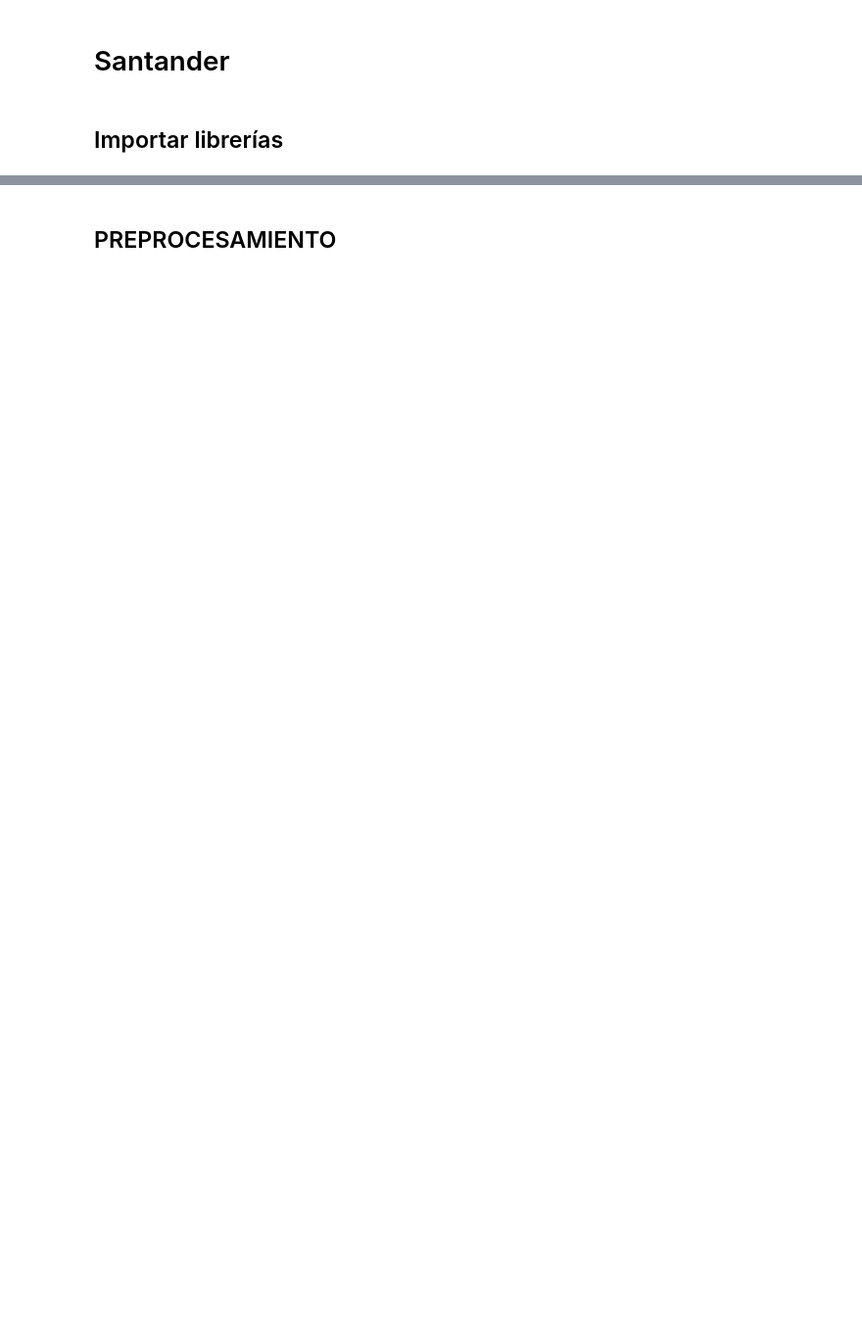
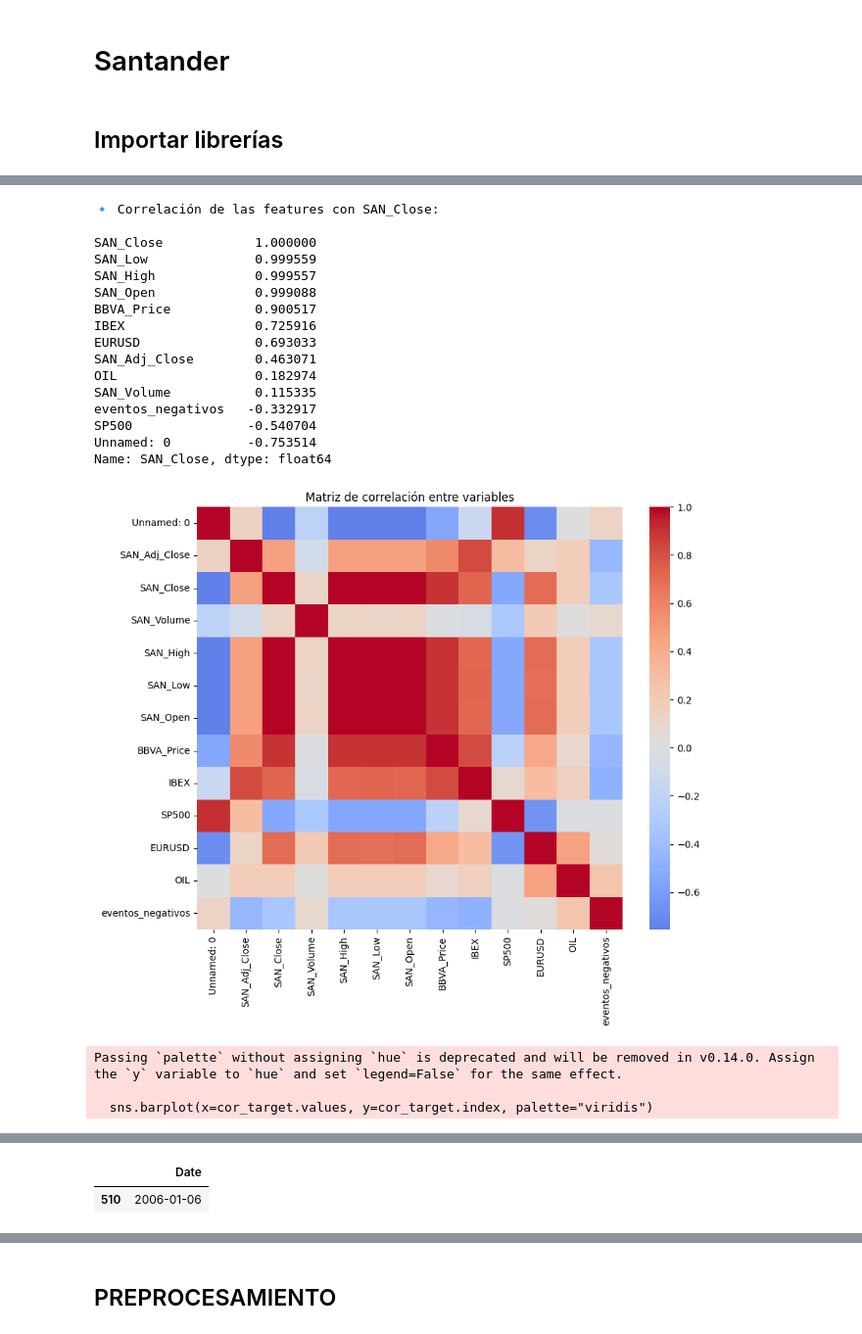
Before and after one commit to Jacobo24/Aprendizaje_Automatico, a Jupyter notebook: notebooks/Santander.ipynb, the cells around one changed output, grey strips where cells are left out. Shown at 98% size. Drawn from its saved outputs; the diff is of its cells as text; code cells hidden in the pictures; blank space fills up the shorter version.

```diff
--- a/notebooks/Santander.ipynb
+++ b/notebooks/Santander.ipynb
@@ -18,0 +22,4 @@ from tensorflow.keras.callbacks import EarlyStopping, ModelCheckpoint
+# %%
+# 1. leer normal (una sola cabecera)
+df = pd.read_csv("../csv/santander_enriched.csv")
+df.head()
@@ -18,0 +33,45 @@ from tensorflow.keras.callbacks import EarlyStopping, ModelCheckpoint
+# %%
+# --- 1️⃣ Calcular matriz de correlación ---
+corr = df.corr(numeric_only=True)
+
+# --- 2️⃣ Mostrar correlación de las features con la variable objetivo ---
+target_col = "SAN_Close"
+cor_target = corr[target_col].sort_values(ascending=False)
+
+print("🔹 Correlación de las features con SAN_Close:\n")
+print(cor_target)
+
+# --- 3️⃣ (Opcional) Visualización de la matriz completa ---
+plt.figure(figsize=(10, 8))
+sns.heatmap(corr, cmap="coolwarm", center=0, annot=False)
+plt.title("Matriz de correlación entre variables")
+plt.show()
+
+# --- 4️⃣ (Opcional) Visualizar solo correlaciones con SAN_Close ---
+plt.figure(figsize=(8, 4))
+sns.barplot(x=cor_target.values, y=cor_target.index, palette="viridis")
+plt.title("Correlación de cada feature con SAN_Close")
+plt.xlabel("Correlación")
+plt.ylabel("Feature")
+plt.show()
+# %% [output]
+🔹 Correlación de las features con SAN_Close:
+
+SAN_Close            1.000000
+SAN_Low              0.999559
+SAN_High             0.999557
+SAN_Open             0.999088
+BBVA_Price           0.900517
+IBEX                 0.725916
+EURUSD               0.693033
+SAN_Adj_Close        0.463071
+OIL                  0.182974
+SAN_Volume           0.115335
+eventos_negativos   -0.332917
+SP500               -0.540704
+Unnamed: 0          -0.753514
+Name: SAN_Close, dtype: float64
+[figure, added]
+Passing `palette` without assigning `hue` is deprecated and will be removed in v0.14.0. Assign the `y` variable to `hue` and set `legend=False` for the same effect.
+
+  sns.barplot(x=cor_target.values, y=cor_target.index, palette="viridis")
@@ -18,0 +79,5 @@ from tensorflow.keras.callbacks import EarlyStopping, ModelCheckpoint
+# %%
+df[df["SAN_Volume"] == 0][["Date"]]
+# %% [output]
+|  | Date |
+| 510 | 2006-01-06 |
```
Also changed, not shown: parts of 24 cells of this notebook, 8 other files.
